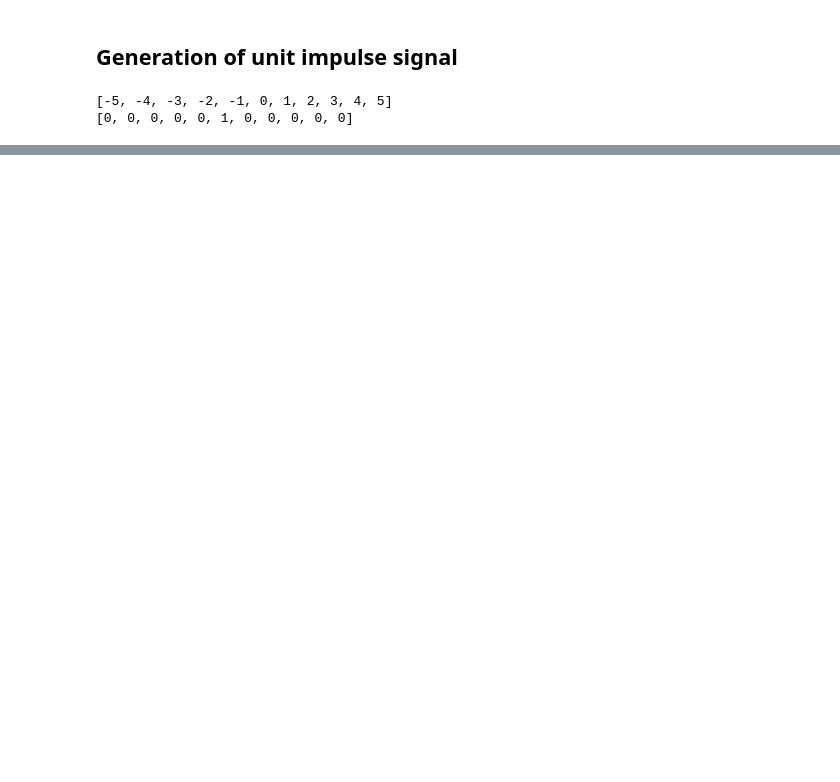
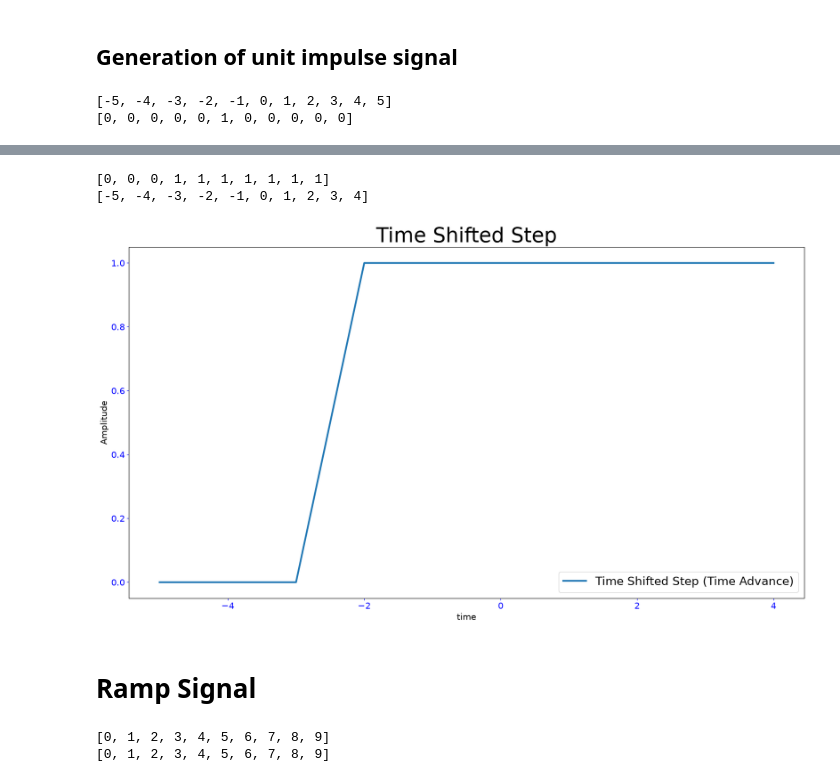
Before and after one commit to pavlovskakristina/SignalAndImageProcessing, a Jupyter notebook: Fundamentals_SignalProcessing/ContinuousTimeSignals.ipynb, the cells around one changed output, grey strips where cells are left out. Drawn from its saved outputs; the diff is of its cells as text; code cells hidden in the pictures; blank space fills up the shorter version.

```diff
--- a/Fundamentals_SignalProcessing/ContinuousTimeSignals.ipynb
+++ b/Fundamentals_SignalProcessing/ContinuousTimeSignals.ipynb
@@ -53,0 +129,32 @@ plt.show()
+# %%
+x = []
+t = []
+
+for i in range (-5, 5):
+    t.append(i)
+    if i >= -2:
+        x.append(1)
+    else:
+        x.append(0)
+# %%
+print(x)
+print(t)
+# %% [output]
+[0, 0, 0, 1, 1, 1, 1, 1, 1, 1]
+[-5, -4, -3, -2, -1, 0, 1, 2, 3, 4]
+# %%
+plt.figure(figsize=(21,11))
+plt.title('Time Shifted Step', fontsize=35)
+plt.rcParams['xtick.labelsize'] = 15
+plt.rcParams['ytick.labelsize'] = 15
+plt.rcParams['xtick.color'] = 'blue'
+plt.rcParams['ytick.color'] = 'blue'
+plt.plot(t, x, linewidth = 3, label='Time Shifted Step (Time Advance)') # function
+plt.legend(fontsize=20)
+plt.xlabel('time', fontsize=15)
+plt.ylabel('Amplitude', fontsize=15)
+plt.show()
+# %% [output]
+[figure, added]
+# %% [markdown]
+# Ramp Signal
@@ -53,0 +168,6 @@ plt.show()
+# %%
+print(x)
+print(t)
+# %% [output]
+[0, 1, 2, 3, 4, 5, 6, 7, 8, 9]
+[0, 1, 2, 3, 4, 5, 6, 7, 8, 9]
```
Also changed, not shown: parts of 22 cells of this notebook.
